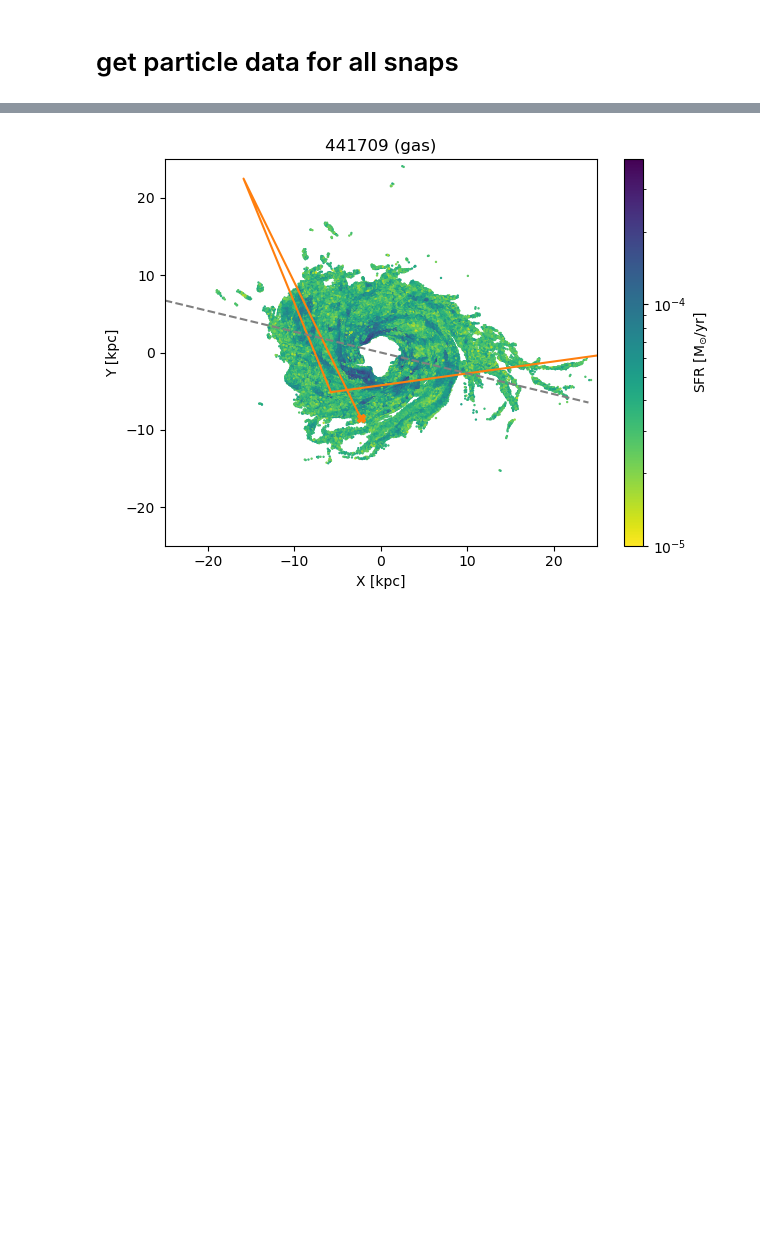
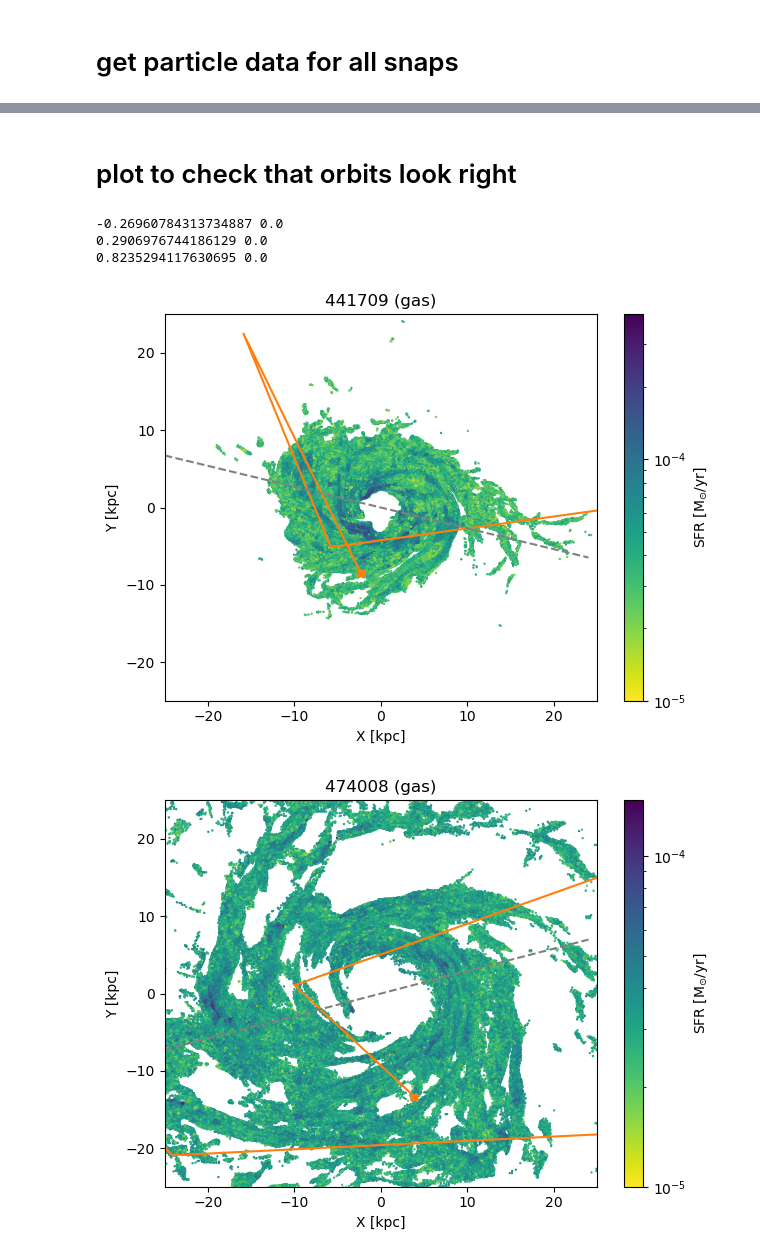
Before and after one commit to ekta1224/IllustrisAD, a Jupyter notebook: phast/Roman-Cycle1-primary.ipynb, the cells around one changed output, grey strips where cells are left out. Drawn from its saved outputs; the diff is of its cells as text; code cells hidden in the pictures; blank space fills up the shorter version.

```diff
--- a/phast/Roman-Cycle1-primary.ipynb
+++ b/phast/Roman-Cycle1-primary.ipynb
@@ -579,3 +576,5 @@ for id in ids:
+# %% [markdown]
+# plot to check that orbits look right
 # %%
 def per_bi(x1, y1, x2, y2):
     '''return the slope and intercept of the perpendicular bisector that passes through the center of the analog
@@ -587,37 +586,35 @@ def per_bi(x1, y1, x2, y2):
     b = y2 - (x2*m)
     return m,b
 # %%
-id = ids[0]
+for id in ids:
+    #load gas data
+    ppx2, ppy2, ppz2, ppvx2, ppvy2, ppvz2, ppm2, ppnh2, ppsfr2, ppgz2 = np.loadtxt('./%s_gas_properties_TNGv2_rotated.txt'%id, usecols=(0, 1, 2, 3, 4, 5, 6, 7,8,9), unpack = True)
+    #print np.min(ppsfr2), np.max(ppsfr2)
+    plt.figure()
+    plt.scatter(ppx2, ppy2, c=ppsfr2, marker='.', s=2,norm=colors.LogNorm(vmin=1e-5, vmax=np.max(ppsfr2)), cmap='viridis_r')
 
 
-#load gas data
-ppx2, ppy2, ppz2, ppvx2, ppvy2, ppvz2, ppm2, ppnh2, ppsfr2, ppgz2 = np.loadtxt('./%s_gas_properties_TNGv2_rotated.txt'%id, usecols=(0, 1, 2, 3, 4, 5, 6, 7,8,9), unpack = True)
-#print np.min(ppsfr2), np.max(ppsfr2)
+    plt.colorbar(label=r'SFR [M$_{\odot}$/yr]')
+    plt.xlim(-25,25)
+    plt.ylim(-25,25)
 
-plt.scatter(ppx2, ppy2, c=ppsfr2, marker='.', s=2,norm=colors.LogNorm(vmin=1e-5, vmax=np.max(ppsfr2)), cmap='viridis_r')
+    plt.title('%s (gas)'%id)
+    plt.xlabel('X [kpc]')
+    plt.ylabel('Y [kpc]')
 
 
-plt.colorbar(label=r'SFR [M$_{\odot}$/yr]')
-plt.xlim(-25,25)
-plt.ylim(-25,25)
-
-plt.title('%s (gas)'%id)
-plt.xlabel('X [kpc]')
-plt.ylabel('Y [kpc]')
-
-
-# orbit = np.loadtxt('%s_major_merger_orbit_419487_94.txt'%ids[0])
-# plt.plot(orbit[:,1], orbit[:,2])
-# plt.plot(orbit[:,1][-1], orbit[:,2][-1],'o', color='C1')
-
-
-## need to rotate the orbit coords to the same frame like the particles to get this right
-orbit = np.loadtxt('%s_major_merger_orbit_rotated.txt'%id)
-plt.plot(orbit[:,2], orbit[:,3], color='C1')
-plt.plot(orbit[:,2][-1], orbit[:,3][-1], marker='X',color='C1')
-m1,b1 = per_bi(orbit[:,2][-1], orbit[:,3][-1],0. ,0.)
-plt.plot(np.arange(-25,25,1),np.arange(-25,25,1)*m1+b1, ls='--', c='gray')
-yy1 = ppx2*m1+b1
-plt.tight_layout()
+    ## need to rotate the orbit coords to the same frame like the particles to get this right
+    orbit = np.loadtxt('%s_major_merger_orbit_rotated.txt'%id)
+    plt.plot(orbit[:,2], orbit[:,3], color='C1')
+    plt.plot(orbit[:,2][-1], orbit[:,3][-1], marker='X',color='C1')
+    m1,b1 = per_bi(orbit[:,2][-1], orbit[:,3][-1],0. ,0.)
+    print(m1,b1)
+    plt.plot(np.arange(-25,25,1),np.arange(-25,25,1)*m1+b1, ls='--', c='gray')
+    yy1 = ppx2*m1+b1
+    plt.tight_layout()
 # %% [output]
+-0.26960784313734887 0.0
+0.2906976744186129 0.0
+0.8235294117630695 0.0
 [figure]
+[figure, added]
```
Also changed, not shown: parts of 18 cells of this notebook.
